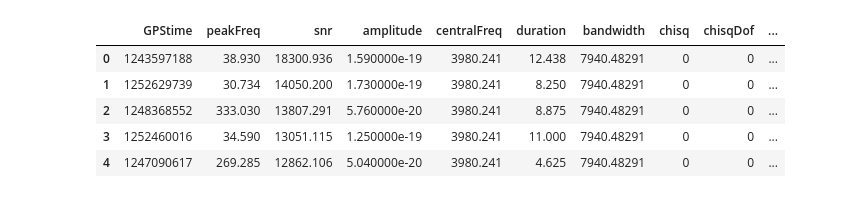
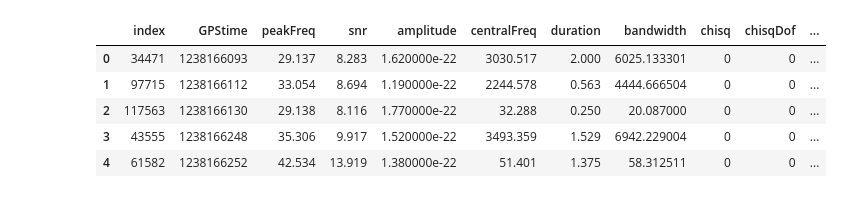
Before and after one commit to kimharr/earthquake-glitch-analysis, a Jupyter notebook: code/code.ipynb, the cells around one changed output. Saved outputs shown, nothing was run; the diff lists cells and outputs as text; code cells hidden in the pictures.

```diff
--- a/code/code.ipynb
+++ b/code/code.ipynb
@@ -6,13 +6,2 @@ import seaborn as sb
 import os
 %matplotlib inline
-# %%
-run_a = pd.read_csv('../data/gspy_o3a.csv')
-pd.set_option('display.max_columns', 30)
-run_a.head()
-# %% [output]
-|  | GPStime | peakFreq | snr | amplitude | centralFreq | duration | bandwidth | chisq | chisqDof | ... |
-| 0 | 1243597188 | 38.930 | 18300.936 | 1.590000e-19 | 3980.241 | 12.438 | 7940.48291 | 0 | 0 | ... |
-| 1 | 1252629739 | 30.734 | 14050.200 | 1.730000e-19 | 3980.241 | 8.250 | 7940.48291 | 0 | 0 | ... |
-| 2 | 1248368552 | 333.030 | 13807.291 | 5.760000e-20 | 3980.241 | 8.875 | 7940.48291 | 0 | 0 | ... |
-| 3 | 1252460016 | 34.590 | 13051.115 | 1.250000e-19 | 3980.241 | 11.000 | 7940.48291 | 0 | 0 | ... |
-| 4 | 1247090617 | 269.285 | 12862.106 | 5.040000e-20 | 3980.241 | 4.625 | 7940.48291 | 0 | 0 | ... |
@@ -18,0 +11,20 @@ run_a.head()
+# %%
+pd.set_option('display.max_columns', 30)
+
+run_o3a_raw = pd.read_csv('../data/gspy_o3a.csv')
+
+#Sorting GPSTime From Lowest To Highest
+run_o3a_sorted = run_o3a_raw.sort_values('GPStime', ascending = True)
+
+#Creating The Boolean Confidence Filter
+high_confidence = run_o3a_sorted['confidence'] >= .95
+run_o3a_sorted = run_o3a_sorted[high_confidence].reset_index()
+
+run_o3a_sorted.head()
+# %% [output]
+|  | index | GPStime | peakFreq | snr | amplitude | centralFreq | duration | bandwidth | chisq | chisqDof | ... |
+| 0 | 34471 | 1238166093 | 29.137 | 8.283 | 1.620000e-22 | 3030.517 | 2.000 | 6025.133301 | 0 | 0 | ... |
+| 1 | 97715 | 1238166112 | 33.054 | 8.694 | 1.190000e-22 | 2244.578 | 0.563 | 4444.666504 | 0 | 0 | ... |
+| 2 | 117563 | 1238166130 | 29.138 | 8.116 | 1.770000e-22 | 32.288 | 0.250 | 20.087000 | 0 | 0 | ... |
+| 3 | 43555 | 1238166248 | 35.306 | 9.917 | 1.520000e-22 | 3493.359 | 1.529 | 6942.229004 | 0 | 0 | ... |
+| 4 | 61582 | 1238166252 | 42.534 | 13.919 | 1.380000e-22 | 51.401 | 1.375 | 58.312511 | 0 | 0 | ... |
```
Also changed, not shown: parts of 16 cells of this notebook, 2 other files.
